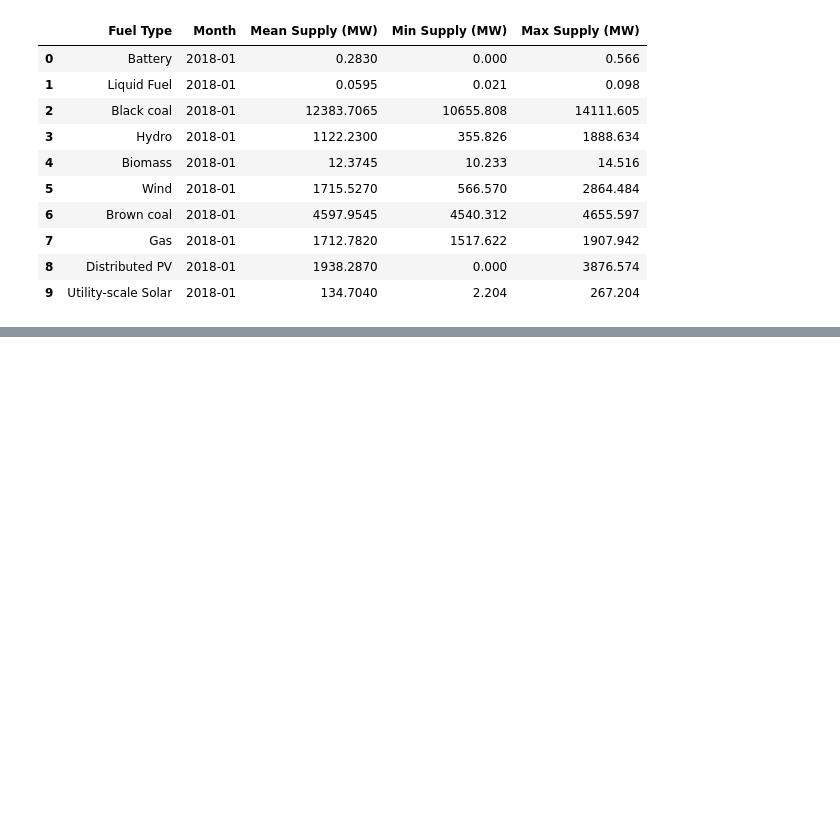
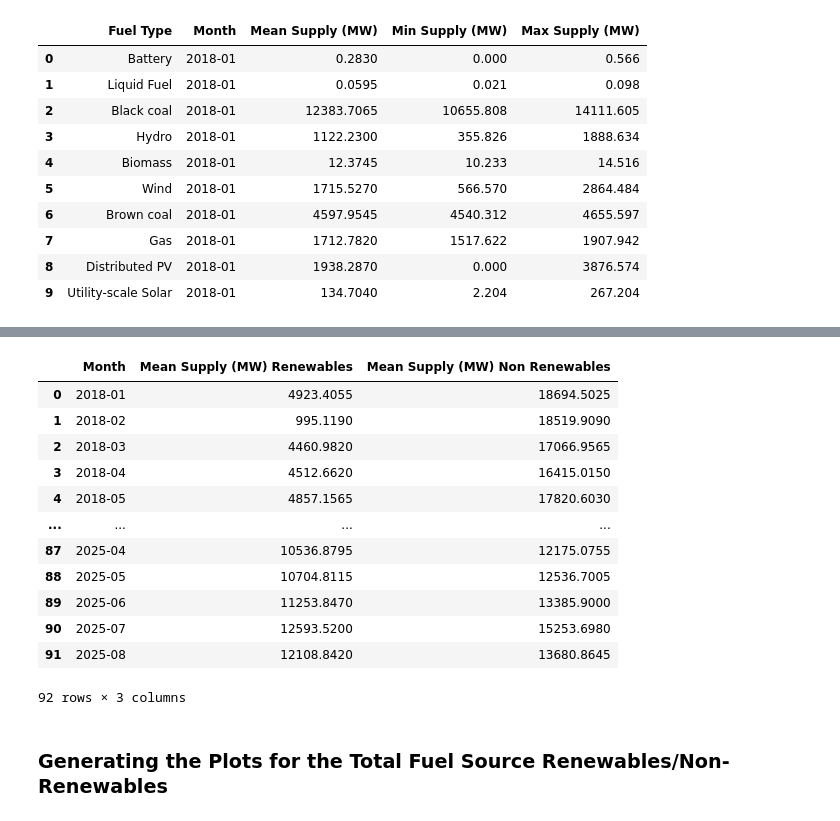
Before and after one commit to aidanlockwood20/IFN695-Codebase, a Jupyter notebook: report.ipynb, the cells around one changed output, grey strips where cells are left out. Drawn from its saved outputs; the diff is of its cells as text; code cells hidden in the pictures; blank space fills up the shorter version.

```diff
--- a/report.ipynb
+++ b/report.ipynb
@@ -163,0 +200,3 @@ ax.plot(mean_supply_amounts)
+# %%
+renewables_supply = renewables_df.groupby(['Month'])['Mean Supply (MW)'].sum().reset_index()
+renewables_supply
@@ -163,0 +217,3 @@ ax.plot(mean_supply_amounts)
+# %%
+non_renewables_supply = non_renewables_df.groupby(['Month'])['Mean Supply (MW)'].sum().reset_index()
+non_renewables_supply
@@ -163,0 +234,19 @@ ax.plot(mean_supply_amounts)
+# %%
+total_supply_df = pd.merge(renewables_supply, non_renewables_supply, on='Month', suffixes=(' Renewables', ' Non Renewables'))
+total_supply_df
+# %% [output]
+|  | Month | Mean Supply (MW) Renewables | Mean Supply (MW) Non Renewables |
+| 0 | 2018-01 | 4923.4055 | 18694.5025 |
+| 1 | 2018-02 | 995.1190 | 18519.9090 |
+| 2 | 2018-03 | 4460.9820 | 17066.9565 |
+| 3 | 2018-04 | 4512.6620 | 16415.0150 |
+| 4 | 2018-05 | 4857.1565 | 17820.6030 |
+| ... | ... | ... | ... |
+| 87 | 2025-04 | 10536.8795 | 12175.0755 |
+| 88 | 2025-05 | 10704.8115 | 12536.7005 |
+| 89 | 2025-06 | 11253.8470 | 13385.9000 |
+| 90 | 2025-07 | 12593.5200 | 15253.6980 |
+| 91 | 2025-08 | 12108.8420 | 13680.8645 |
+92 rows × 3 columns
+# %% [markdown]
+### Generating the Plots for the Total Fuel Source Renewables/Non-Renewables
```
Also changed, not shown: parts of 33 cells of this notebook, 3 other files.
